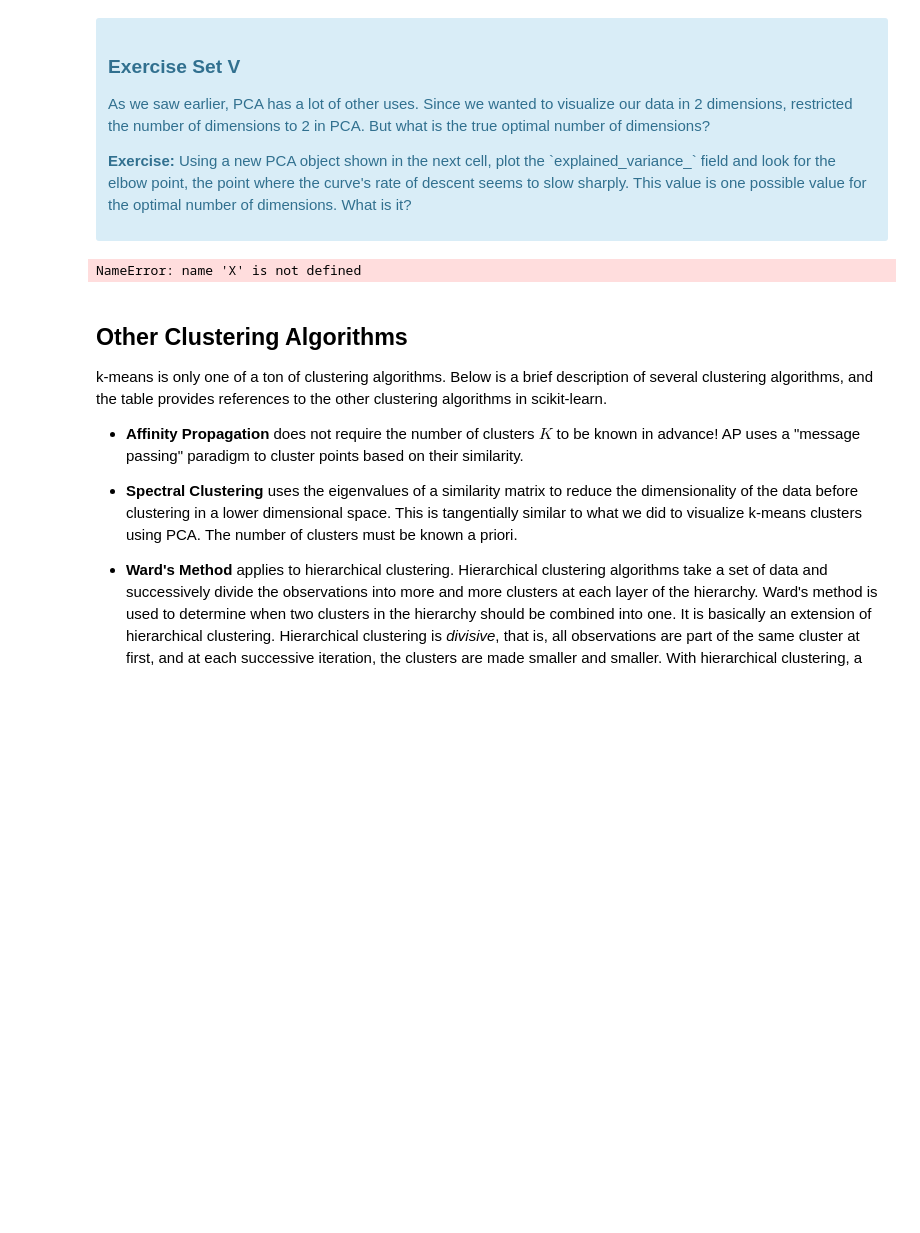
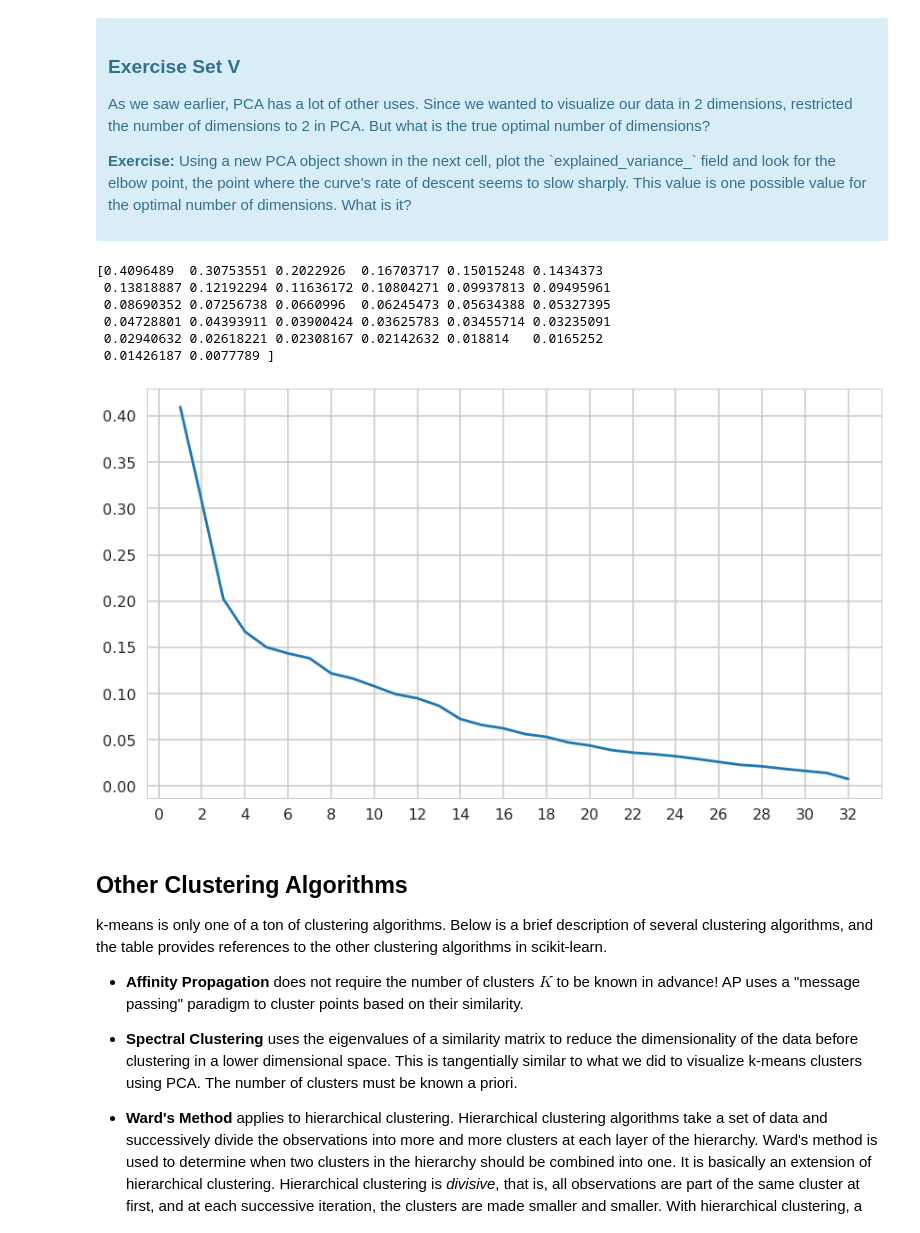
Before and after one commit to SethDKelly/Springboard, a Jupyter notebook: sec11/clustering/Mini_Project_Clustering.ipynb, the cells around one changed output. Drawn from its saved outputs; the diff is of its cells as text; code cells hidden in the pictures; blank space fills up the shorter version.

```diff
--- a/sec11/clustering/Mini_Project_Clustering.ipynb
+++ b/sec11/clustering/Mini_Project_Clustering.ipynb
@@ -401,14 +404,24 @@ pca_n_cluster_plot(cust_response, x_cols,6)
 # %%
 #your turn
 # Initialize a new PCA model with a default number of components.
 import sklearn.decomposition
 pca = sklearn.decomposition.PCA()
-pca.fit(X)
+pca.fit(x_cols)
+print(pca.explained_variance_)
 
 # Do the rest on your own :)
-pca.explained_variance_
+plt.figure(figsize=[14,8])
+plt.plot(range(1,len(pca.explained_variance_)+1), pca.explained_variance_)
+plt.xticks(range(0,len(pca.explained_variance_)+1,2))
+plt.show()
 # %% [output]
-NameError: name 'X' is not defined
+[0.4096489  0.30753551 0.2022926  0.16703717 0.15015248 0.1434373
+ 0.13818887 0.12192294 0.11636172 0.10804271 0.09937813 0.09495961
+ 0.08690352 0.07256738 0.0660996  0.06245473 0.05634388 0.05327395
+ 0.04728801 0.04393911 0.03900424 0.03625783 0.03455714 0.03235091
+ 0.02940632 0.02618221 0.02308167 0.02142632 0.018814   0.0165252
+ 0.01426187 0.0077789 ]
+[figure, added]
 # %% [markdown]
 ## Other Clustering Algorithms
 
```
Also changed, not shown: parts of 11 cells of this notebook.
